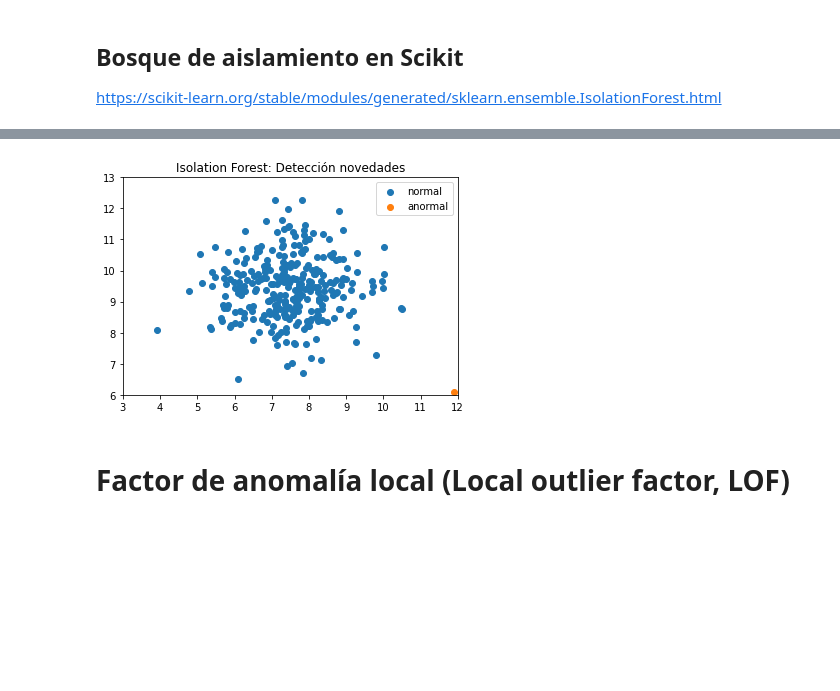
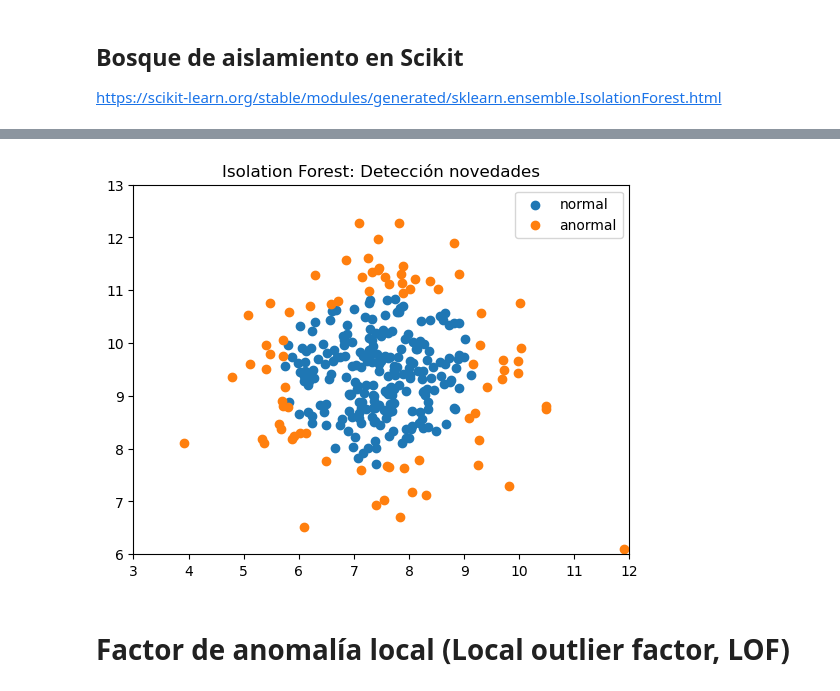
Before and after one commit to fleaman-udec/aprendizaje-automatico, a Jupyter notebook: AAIM-M3b-Anomalias-Novedades.ipynb, the cells around one changed output, grey strips where cells are left out. Saved outputs shown, nothing was run; the diff lists cells and outputs as text; code cells hidden in the pictures; blank space fills up the shorter version.

```diff
--- a/AAIM-M3b-Anomalias-Novedades.ipynb
+++ b/AAIM-M3b-Anomalias-Novedades.ipynb
@@ -119,19 +119,19 @@ print( clf.predict([[5, 12]]) )
 # %%
 from sklearn.model_selection import train_test_split
 
 X_train, X_test, y_train, y_test = train_test_split(X, y, test_size=0.3, random_state=0)
 
-clf = IsolationForest(n_estimators=100, max_samples=256, contamination=0., random_state=0).fit(X_train)
+clf = IsolationForest(n_estimators=100, max_samples=256, contamination='auto', random_state=0).fit(X_train)
 
 X_test = np.append(X_test, [[11.9, 6.1]], axis=0)
 y_test_predict = clf.predict(X_test)
 plt.scatter(X_test[:, 0][y_test_predict == 1], X_test[:, 1][y_test_predict == 1], label='normal')
 plt.scatter(X_test[:, 0][y_test_predict == -1], X_test[:, 1][y_test_predict == -1], label='anormal')
 plt.xlim(3, 12), plt.ylim(6, 13), plt.title('Isolation Forest: Detección novedades')
 plt.legend()
 plt.show()
 # %% [output]
-[figure, old version]
+[figure, new version]
 # %% [markdown]
 # Factor de anomalía local (Local outlier factor, LOF)
 # %% [markdown]
```
Also changed, not shown: parts of 4 cells of this notebook, 2 other files.
